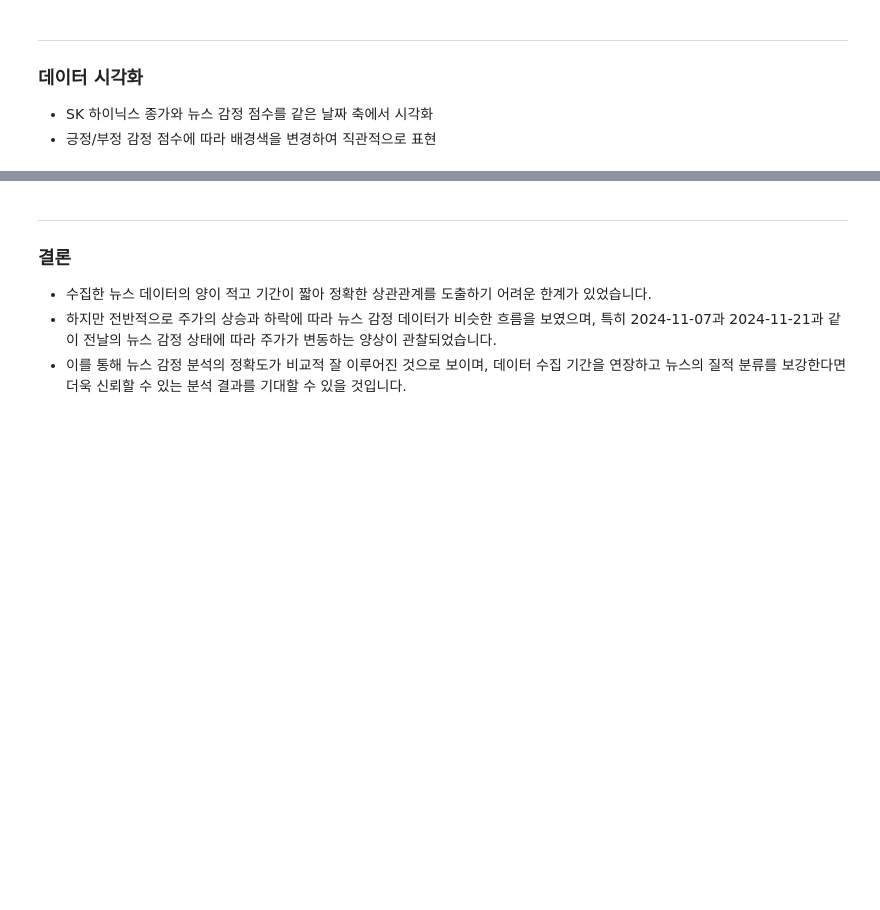
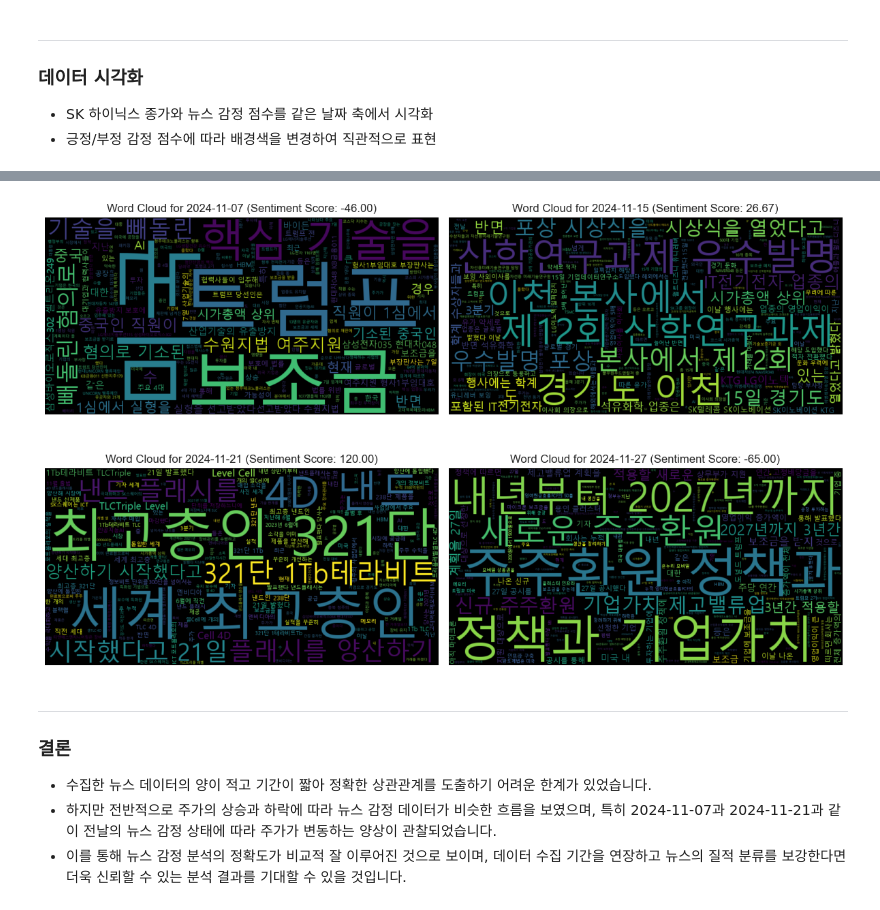
Before and after one commit to KION126/StockSentimentPredictor, a Jupyter notebook: modules/stock_and_sentiment_visualization.ipynb, the cells around one changed output, grey strips where cells are left out. Drawn from its saved outputs; the diff is of its cells as text; code cells hidden in the pictures; blank space fills up the shorter version.

Commit message:
Add WordCloud

```diff
--- a/modules/stock_and_sentiment_visualization.ipynb
+++ b/modules/stock_and_sentiment_visualization.ipynb
@@ -171,3 +187,70 @@ plt.show()
+# %%
+# 데이터 로드
+dataset = pd.read_csv('../data/naver_news_crawling_data_with_sentiment.csv', header=0)
+
+# 'pub_date' 컬럼을 datetime 형식으로 변환 (에러 발생 시 'coerce' 사용)
+dataset['pub_date'] = pd.to_datetime(dataset['pub_date'], errors='coerce')
+
+# 'pub_date'에서 날짜만 추출 (시간 제거)
+dataset['date_only'] = dataset['pub_date'].dt.date
+
+# 특정 날짜들 필터링
+highlight_dates = ['2024-11-07', '2024-11-15', '2024-11-21', '2024-11-27']
+highlight_dates = pd.to_datetime(highlight_dates).date  # 날짜 형식으로 변환
+
+# 불용어 파일 로드
+def load_stopwords(file_path):
+    with open(file_path, 'r', encoding='utf-8') as f:
+        stopwords = set(f.read().splitlines())
+    return stopwords
+
+# 불용어 리스트 로드
+stop_words = load_stopwords('../stopwords.txt')
+
+# 불용어를 포함하는 단어를 정규 표현식으로 제거
+def remove_stopwords(text, stop_words):
+    for word in stop_words:
+        text = re.sub(r'\b' + re.escape(word) + r'(?:\s*(?:와|과|이|가|도|는|의|을|를|와|의|에|에서)*)\b', '', text)
+    return text
+
+# 서브플롯 설정 (2행 2열)
+fig, axes = plt.subplots(2, 2, figsize=(12, 8))
+
+# 특정 날짜별로 워드클라우드 생성 및 출력
+for i, date in enumerate(highlight_dates):
+    # 해당 서브플롯 위치 계산 (2x2 배열에서 위치 지정)
+    ax = axes[i//2, i%2]  # (행, 열) 순으로 서브플롯 위치 결정
+
+    # 특정 날짜의 데이터 필터링
+    filtered_data = dataset[dataset['date_only'] == date]
+
+    # 필터링된 데이터에서 'description' 컬럼에 결측값이 없는 데이터만 선택
+    filtered_data = filtered_data.dropna(subset=['description'])
+
+    # 'description' 컬럼에서 텍스트 추출
+    text_data = ' '.join(filtered_data['description'])
+
+    # 불용어 제거
+    text_data = remove_stopwords(text_data, stop_words)
+
+    # merged_data에서 해당 날짜의 감정점수 가져오기
+    sentiment_score = merged_data.loc[merged_data.index.date == date, 'sentiment_score'].values[0]
+
+    # 워드클라우드 생성
+    wordcloud = WordCloud(font_path='malgun', stopwords=stop_words, width=800, height=400).generate(text_data)
+
+    # 워드클라우드 시각화
+    ax.imshow(wordcloud, interpolation='bilinear')
+    ax.axis('off')
+    ax.set_title(f'Word Cloud for {date} (Sentiment Score: {sentiment_score:.2f})')
+
+# 레이아웃 조정
+plt.tight_layout()
+
+# 그래프 출력
+plt.show()
+# %% [output]
+[figure, added]
 # %% [markdown]
 ---
 ### 결론
```
Also changed, not shown: parts of 3 cells of this notebook, 1 other file.
